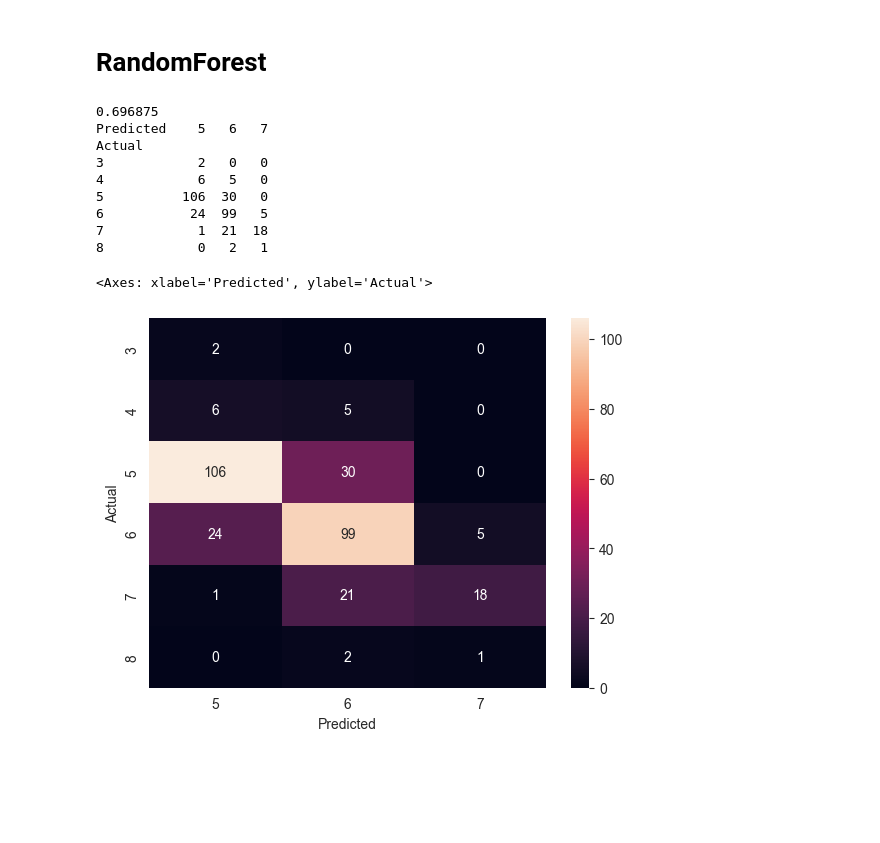
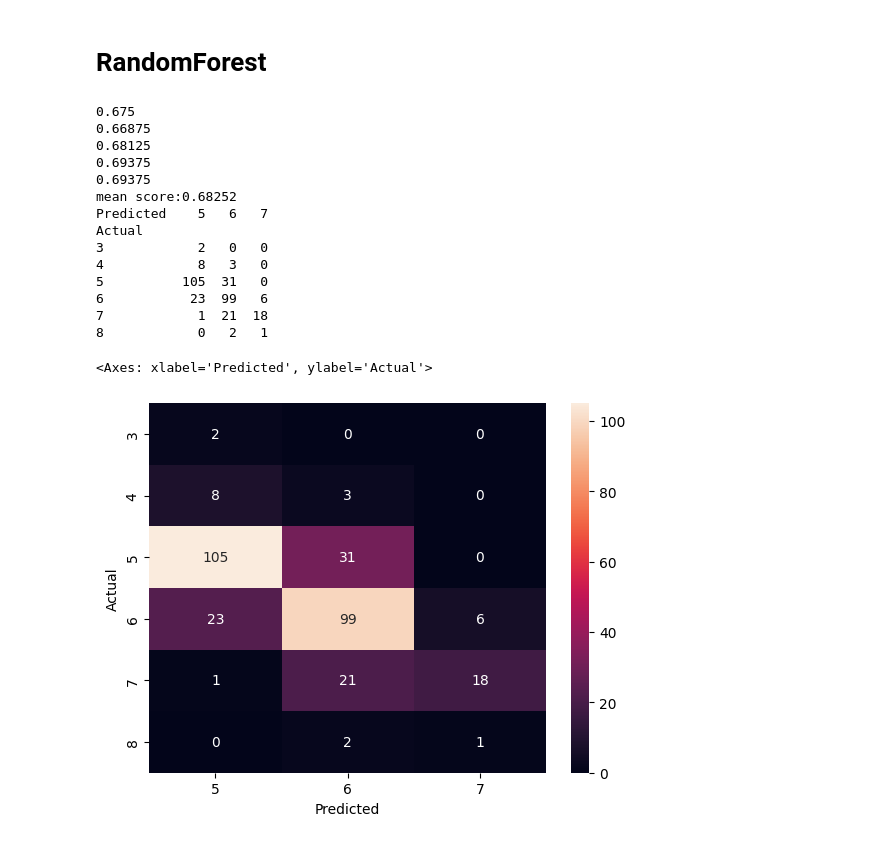
Before and after one commit to DataScience-team8/end-to-end-data-science-project, a Jupyter notebook: term_project.ipynb, the cells around one changed output. Cells and saved outputs as stored; diff of their text form; code cells hidden in the pictures; blank space fills up the shorter version.

```diff
--- a/term_project.ipynb
+++ b/term_project.ipynb
@@ -9,6 +11,6 @@ import seaborn as sn
 # %%
 # Load the dataset
-data = pd.read_csv("data/winequalityN.csv")
+data = pd.read_csv("winequalityN.csv")
 data
 # %% [output]
 |  | type | fixed acidity | volatile acidity | citric acid | residual sugar | chlorides | free sulfur dioxide | ... |
@@ -551,17 +676,22 @@ F1-score: 0.6096942427504696
 # KNN
 # %%
 from sklearn.neighbors import KNeighborsClassifier
+cv_accuracy =[]
+n_iter =0
 
-# Train the KNN model
-knn = KNeighborsClassifier(n_neighbors=10)
-knn.fit(red_X_train, red_y_train)
+for train_idx, test_idx in Sk.split(red_X,red_y):
+  # Train the KNN model
+  knn = KNeighborsClassifier(n_neighbors = 10)
+  knn.fit(red_X_train,red_y_train)
 
-# Predict using the model
-y_predict = knn.predict(red_X_test)
+  # Predict using the model
+  y_predict = knn.predict(red_X_test)
 
-# evaluation
-print(knn.score(red_X_test, red_y_test))
-
+  #evaluation
+  print(knn.score(red_X_test, red_y_test))
+  accuracy =np.round(knn.score(red_X_test, red_y_test),4)
+  cv_accuracy.append(accuracy)
+print(f"\nmean score: {np.mean(cv_accuracy)}")
 # confusion_matrix
 df = pd.DataFrame({'y_predicted': y_predict,
                    'y_actual': red_y_test})
@@ -588,35 +724,45 @@ Actual
 # %%
 from sklearn.ensemble import RandomForestClassifier
 from sklearn.metrics import accuracy_score
+cv_accuracy =[]
+n_iter =0
 
-# Train the Random Forest Classifier model
-model = RandomForestClassifier()
-model.fit(red_X_train,red_y_train)
+for train_idx, test_idx in Sk.split(red_X,red_y):
+  # Train the Random Forest Classifier model
+  model = RandomForestClassifier()
+  model.fit(red_X_train,red_y_train)
 
-# Predict using the model
-y_predict=model.predict(red_X_test)
+  # Predict using the model
+  y_predict=model.predict(red_X_test)
 
-# evaluation
-print(accuracy_score(red_y_test,y_predict))
-
+  # evaluation
+  print(accuracy_score(red_y_test,y_predict))
+  accuracy = np.round(accuracy_score(red_y_test,y_predict),4)
+  cv_accuracy.append(accuracy)
+print(f"mean score:{np.mean(cv_accuracy)}")
 # confusion_matrix
 df = pd.DataFrame({'y_predicted': y_predict,
                    'y_actual': red_y_test})
 confusion_matrix = pd.crosstab(df['y_actual'],
                                df['y_predicted'], rownames=['Actual'],
                                colnames=['Predicted'])
 print(confusion_matrix)
 # confusion_matrix visualization
 sn.heatmap(confusion_matrix, annot=True, fmt='.0f')
 # %% [output]
-0.696875
+0.675
+0.66875
+0.68125
+0.69375
+0.69375
+mean score:0.68252
 Predicted    5   6   7
 Actual
 3            2   0   0
-4            6   5   0
-5          106  30   0
-6           24  99   5
+4            8   3   0
+5          105  31   0
+6           23  99   6
 7            1  21  18
 8            0   2   1
 <Axes: xlabel='Predicted', ylabel='Actual'>
-[figure, old version]
+[figure, new version]
```
Also changed, not shown: parts of 13 cells of this notebook.
